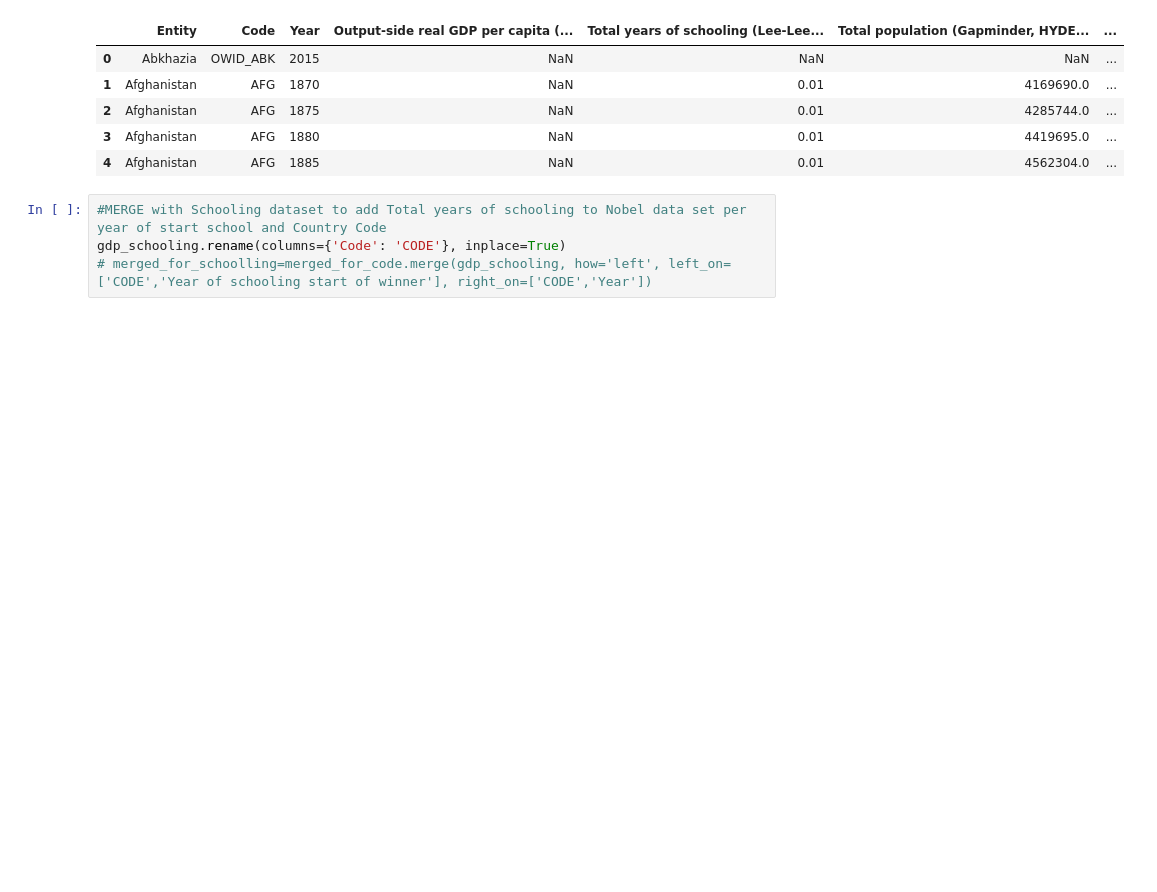
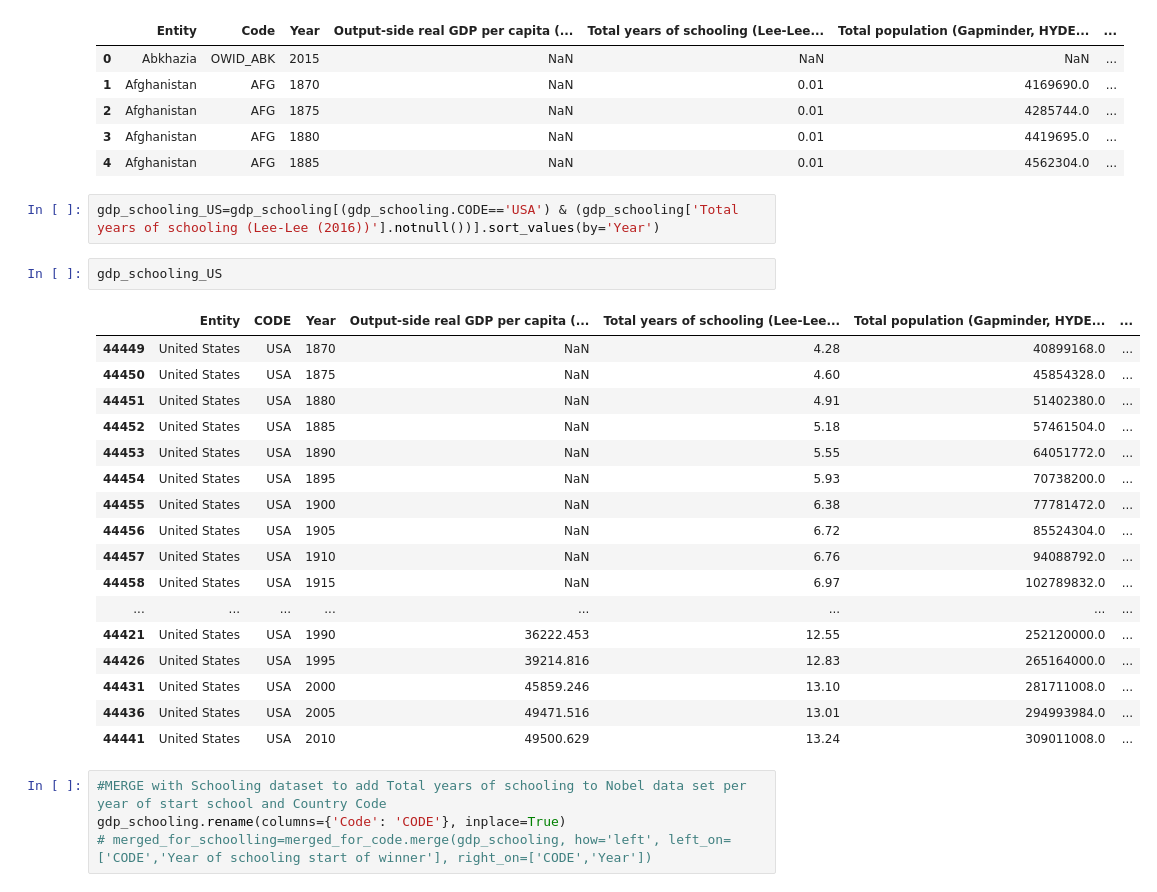
Before and after one commit to arturmusin47/nobel_prize_and_schooling, a Jupyter notebook: EDA.ipynb, the cells around one changed output. Cells and saved outputs as stored; diff of their text form; blank space fills up the shorter version.

```diff
--- a/EDA.ipynb
+++ b/EDA.ipynb
@@ -446,6 +446,28 @@ gdp_schooling.head()
 | 2 | Afghanistan | AFG | 1875 | NaN | 0.01 | 4285744.0 | ... |
 | 3 | Afghanistan | AFG | 1880 | NaN | 0.01 | 4419695.0 | ... |
 | 4 | Afghanistan | AFG | 1885 | NaN | 0.01 | 4562304.0 | ... |
+# %%
+gdp_schooling_US=gdp_schooling[(gdp_schooling.CODE=='USA') & (gdp_schooling['Total years of schooling (Lee-Lee (2016))'].notnull())].sort_values(by='Year')
+# %%
+gdp_schooling_US
+# %% [output]
+|  | Entity | CODE | Year | Output-side real GDP per capita (... | Total years of schooling (Lee-Lee... | Total population (Gapminder, HYDE... | ... |
+| 44449 | United States | USA | 1870 | NaN | 4.28 | 40899168.0 | ... |
+| 44450 | United States | USA | 1875 | NaN | 4.60 | 45854328.0 | ... |
+| 44451 | United States | USA | 1880 | NaN | 4.91 | 51402380.0 | ... |
+| 44452 | United States | USA | 1885 | NaN | 5.18 | 57461504.0 | ... |
+| 44453 | United States | USA | 1890 | NaN | 5.55 | 64051772.0 | ... |
+| 44454 | United States | USA | 1895 | NaN | 5.93 | 70738200.0 | ... |
+| 44455 | United States | USA | 1900 | NaN | 6.38 | 77781472.0 | ... |
+| 44456 | United States | USA | 1905 | NaN | 6.72 | 85524304.0 | ... |
+| 44457 | United States | USA | 1910 | NaN | 6.76 | 94088792.0 | ... |
+| 44458 | United States | USA | 1915 | NaN | 6.97 | 102789832.0 | ... |
+| ... | ... | ... | ... | ... | ... | ... | ... |
+| 44421 | United States | USA | 1990 | 36222.453 | 12.55 | 252120000.0 | ... |
+| 44426 | United States | USA | 1995 | 39214.816 | 12.83 | 265164000.0 | ... |
+| 44431 | United States | USA | 2000 | 45859.246 | 13.10 | 281711008.0 | ... |
+| 44436 | United States | USA | 2005 | 49471.516 | 13.01 | 294993984.0 | ... |
+| 44441 | United States | USA | 2010 | 49500.629 | 13.24 | 309011008.0 | ... |
 # %%
 #MERGE with Schooling dataset to add Total years of schooling to Nobel data set per year of start school and Country Code
 gdp_schooling.rename(columns={'Code': 'CODE'}, inplace=True)
```
Also changed, not shown: parts of 7 cells of this notebook, 1 other file.
